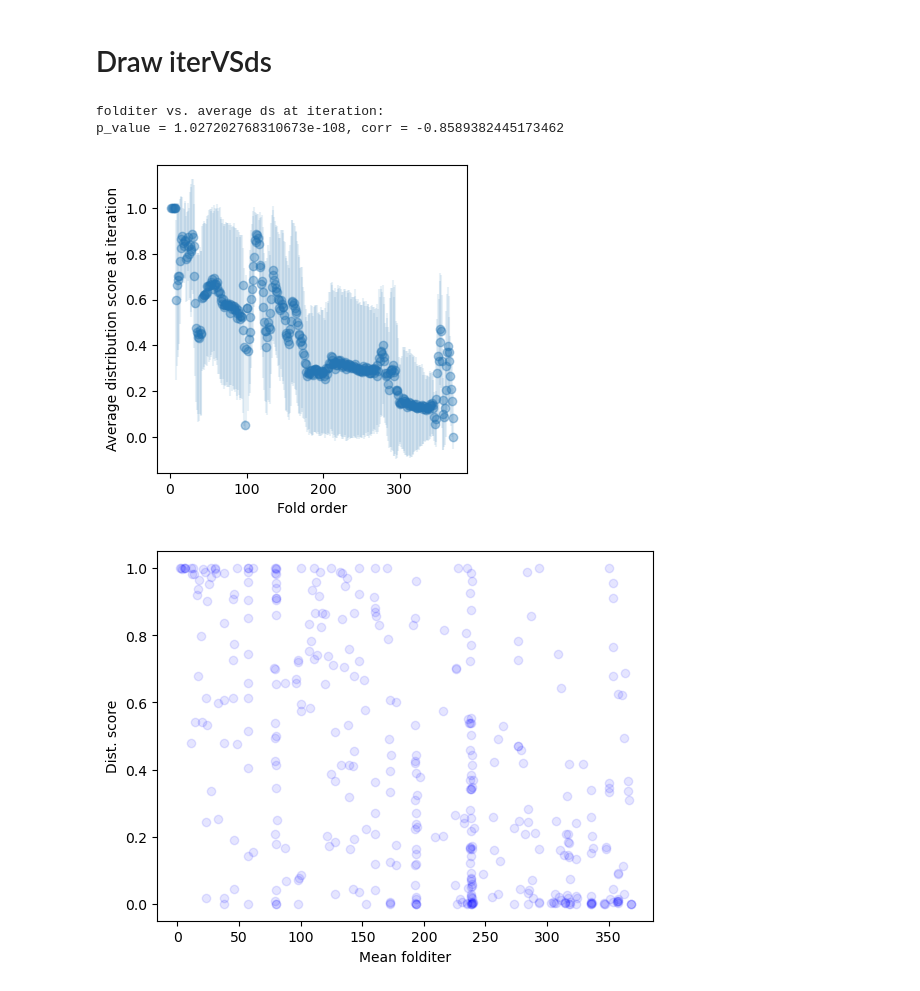
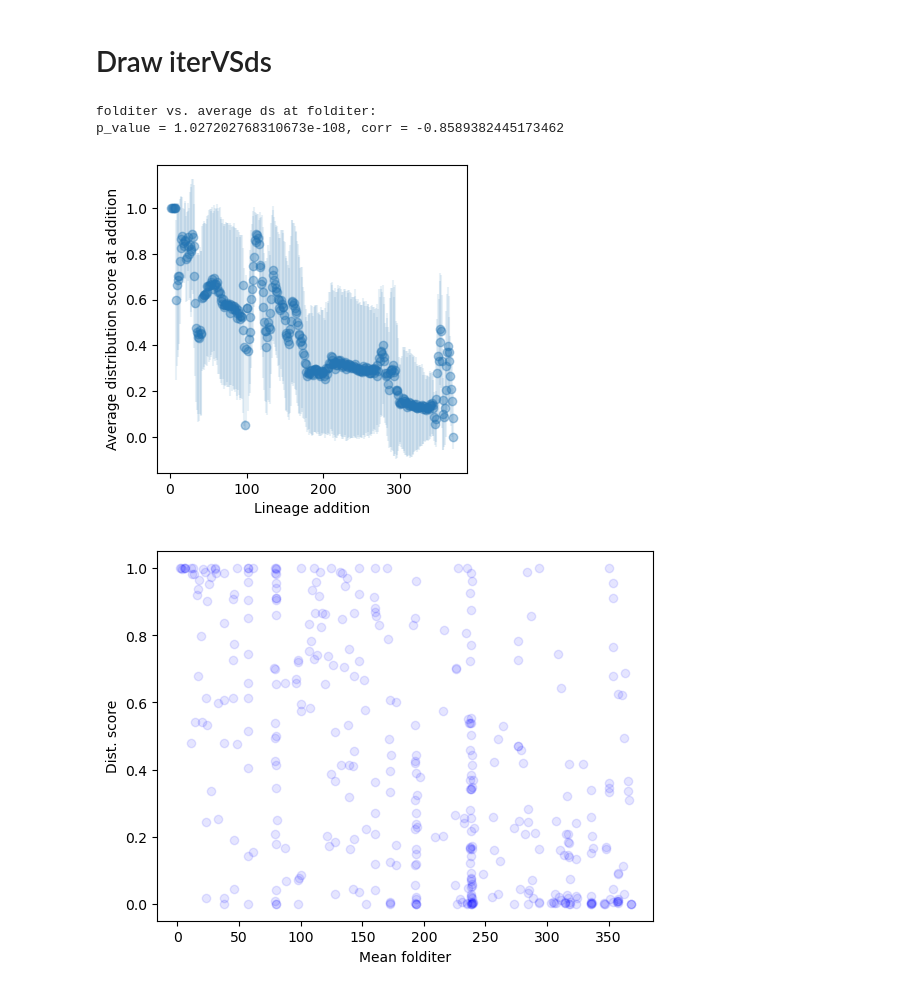
Before and after one commit to tseamuscorlett/enzyme-gated-network-expansion, a Jupyter notebook: Figure2_aveDS_at_iter_vs_iterNum.ipynb, the cells around one changed output. Drawn from its saved outputs; the diff is of its cells as text; code cells hidden in the pictures.

```diff
--- a/Figure2_aveDS_at_iter_vs_iterNum.ipynb
+++ b/Figure2_aveDS_at_iter_vs_iterNum.ipynb
@@ -57,27 +67,27 @@ iter2ds_mean_all_std = {k:np.std(v) for k,v in iter2ds_mean_all.items()}
 # %%
 # std for error bar
 
 y = list(iter2ds_mean_all_mean.values())  # average dist score
 x = list(iter2ds_mean_all_mean.keys())  # iteration number
 y_err = list(iter2ds_mean_all_std.values())  # variability
 
 # print Spearman correlation coeff.
 corr, p = spearmanr(x, y)
-print(f'folditer vs. average ds at iteration:')
+print(f'folditer vs. average ds at folditer:')
 print(f'p_value = {p}, corr = {corr}')
 
 # Create a scatterplot with error bars
 plt.figure(figsize=(4, 4))
 plt.errorbar(x, y, yerr=y_err, fmt='o', alpha=0.1, color='#2576B4')  # errorbar + data points
 plt.scatter(x, y, marker='o', color='#2576B4', alpha = 0.3, zorder=2)  # data points (overlay to increase alpha)
-plt.ylabel('Average distribution score at iteration')
-plt.xlabel('Fold order')
+plt.ylabel('Average distribution score at addition')
+plt.xlabel('Lineage addition')
 # plt.savefig('iterVSds_range_std_error_2.png', dpi=300, bbox_inches = 'tight')
 plt.show()
 # %% [output]
-folditer vs. average ds at iteration:
+folditer vs. average ds at folditer:
 p_value = 1.027202768310673e-108, corr = -0.8589382445173462
-[figure, old version]
+[figure, new version]
 # %%
 x2foMean = {}
 x2foStd = {}
```
Also changed, not shown: parts of 5 cells of this notebook, 10 other files.
